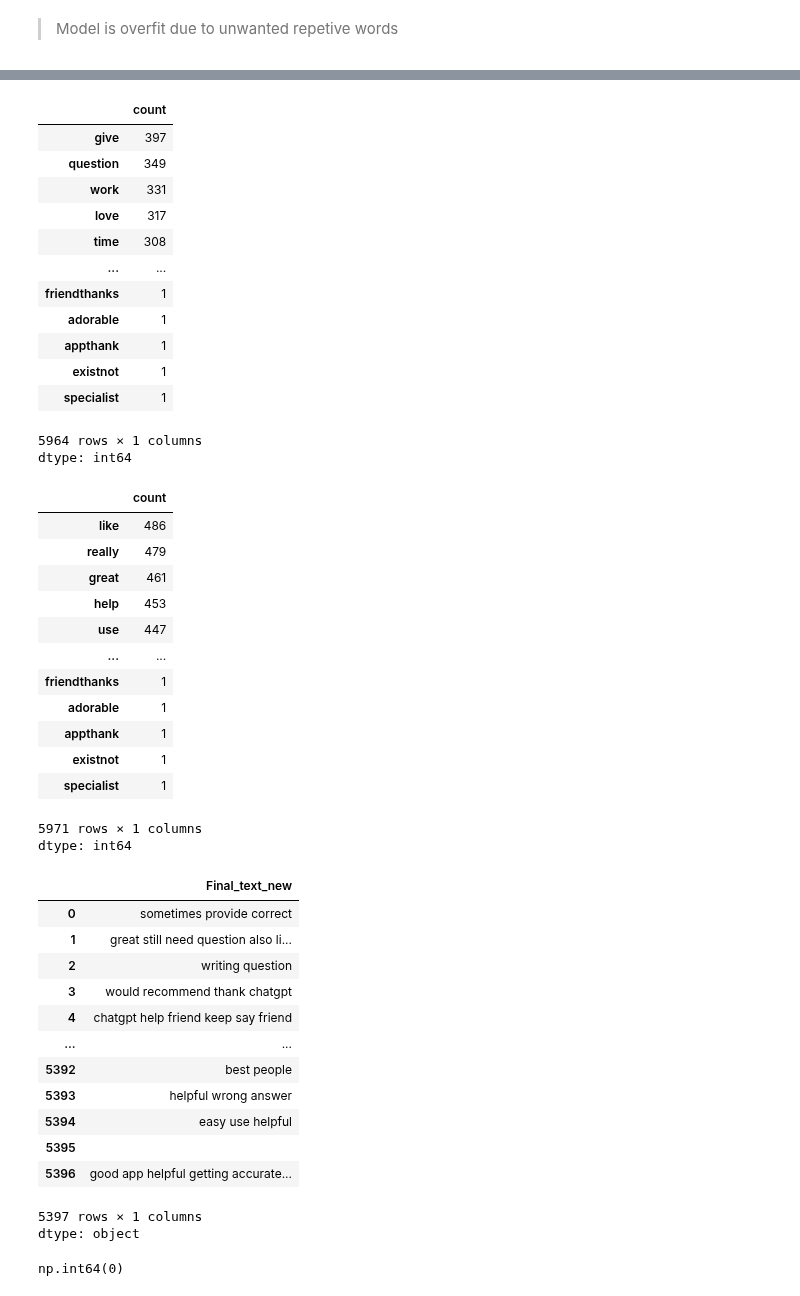
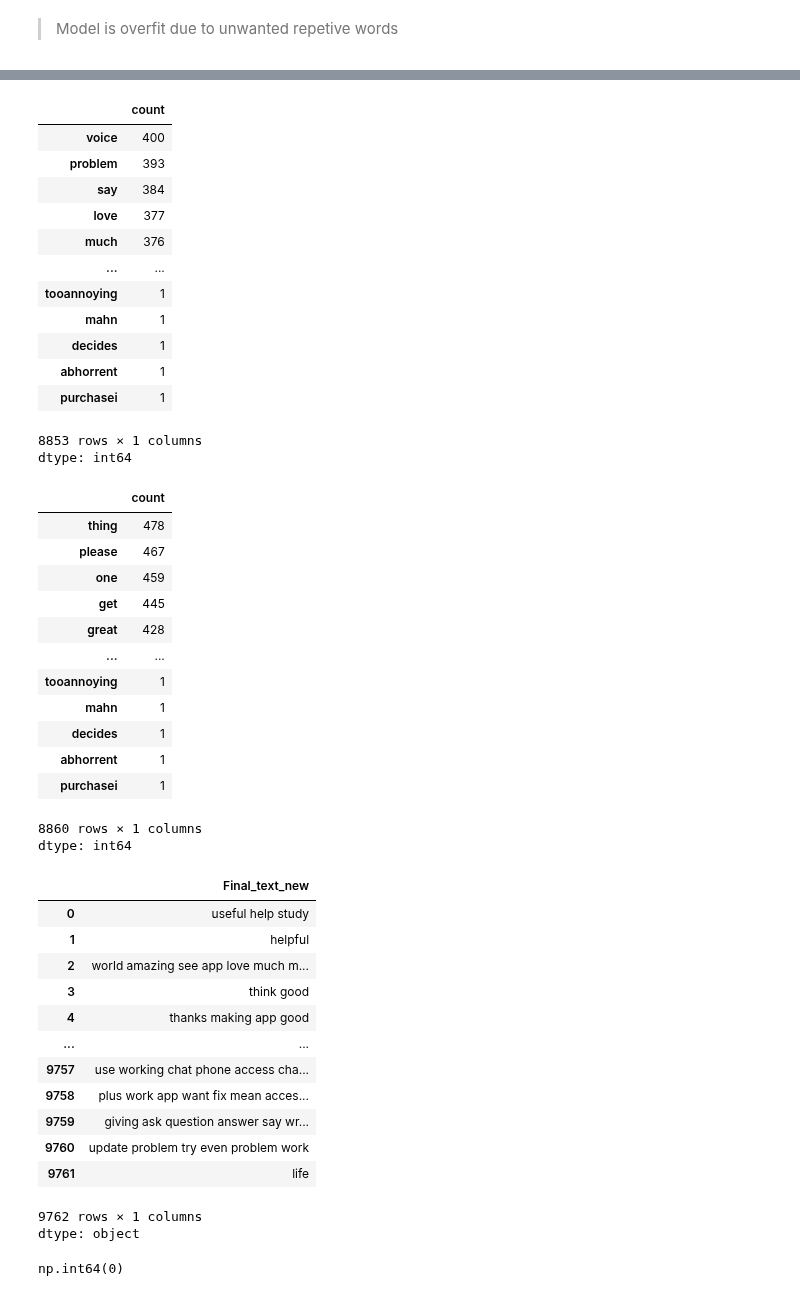
Before and after one commit to Infant-Joshva/Data-Science-learning-path, a Jupyter notebook: Project_5(AI Echo - Sentiment Analysis)/notebook/Model_training_with_new_data.ipynb, the cells around one changed output, grey strips where cells are left out. Drawn from its saved outputs; the diff is of its cells as text; code cells hidden in the pictures.

```diff
--- a/Project_5(AI Echo - Sentiment Analysis)/notebook/Model_training_with_new_data.ipynb
+++ b/Project_5(AI Echo - Sentiment Analysis)/notebook/Model_training_with_new_data.ipynb
@@ -332,7 +332,7 @@ sentiment_df.head()
 # %%
 from textblob import TextBlob
 # %%
-def sentiment_mapping(text, threshold=0.1):
+def sentiment_mapping(text, threshold=0.15):
     from textblob import TextBlob
     blob = TextBlob(text)
     sentiment = blob.sentiment.polarity
@@ -747,54 +748,54 @@ freq_400 = freq[freq<=400]
 freq_400
 # %% [output]
 |  | count |
-| give | 397 |
-| question | 349 |
-| work | 331 |
-| love | 317 |
-| time | 308 |
+| voice | 400 |
+| problem | 393 |
+| say | 384 |
+| love | 377 |
+| much | 376 |
 | ... | ... |
-| friendthanks | 1 |
-| adorable | 1 |
-| appthank | 1 |
-| existnot | 1 |
-| specialist | 1 |
+| tooannoying | 1 |
+| mahn | 1 |
+| decides | 1 |
+| abhorrent | 1 |
+| purchasei | 1 |
-5964 rows × 1 columns
+8853 rows × 1 columns
 dtype: int64
 # %%
 freq_500 = freq[freq<=500]
 freq_500
 # %% [output]
 |  | count |
-| like | 486 |
-| really | 479 |
-| great | 461 |
-| help | 453 |
-| use | 447 |
+| thing | 478 |
+| please | 467 |
+| one | 459 |
+| get | 445 |
+| great | 428 |
 | ... | ... |
-| friendthanks | 1 |
-| adorable | 1 |
-| appthank | 1 |
-| existnot | 1 |
-| specialist | 1 |
+| tooannoying | 1 |
+| mahn | 1 |
+| decides | 1 |
+| abhorrent | 1 |
+| purchasei | 1 |
-5971 rows × 1 columns
+8860 rows × 1 columns
 dtype: int64
 # %%
-balanced_en_senti_df['Final_text_new']=balanced_en_senti_df['Final_cleaned_review'].apply(lambda x: ' '.join([word for word in x.split() if word not in freq_50]))
+balanced_en_senti_df['Final_text_new']=balanced_en_senti_df['Final_cleaned_review'].apply(lambda x: ' '.join([word for word in x.split() if word not in freq_100]))
 balanced_en_senti_df['Final_text_new']
 # %% [output]
 |  | Final_text_new |
-| 0 | sometimes provide correct |
-| 1 | great still need question also li... |
-| 2 | writing question |
-| 3 | would recommend thank chatgpt |
-| 4 | chatgpt help friend keep say friend |
+| 0 | useful help study |
+| 1 | helpful |
+| 2 | world amazing see app love much m... |
+| 3 | think good |
+| 4 | thanks making app good |
 | ... | ... |
-| 5392 | best people |
-| 5393 | helpful wrong answer |
-| 5394 | easy use helpful |
-| 5395 |  |
-| 5396 | good app helpful getting accurate... |
+| 9757 | use working chat phone access cha... |
+| 9758 | plus work app want fix mean acces... |
+| 9759 | giving ask question answer say wr... |
+| 9760 | update problem try even problem work |
+| 9761 | life |
-5397 rows × 1 columns
+9762 rows × 1 columns
 dtype: object
 # %%
 balanced_en_senti_df['Final_text_new'].isnull().sum()
```
Also changed, not shown: parts of 42 cells of this notebook.
